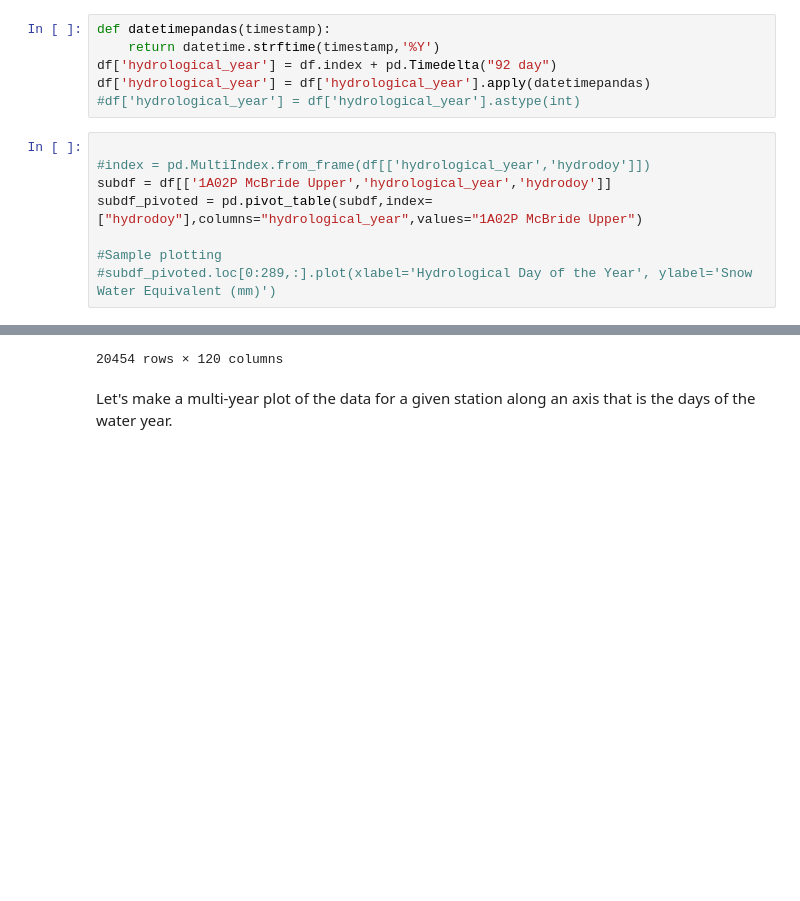
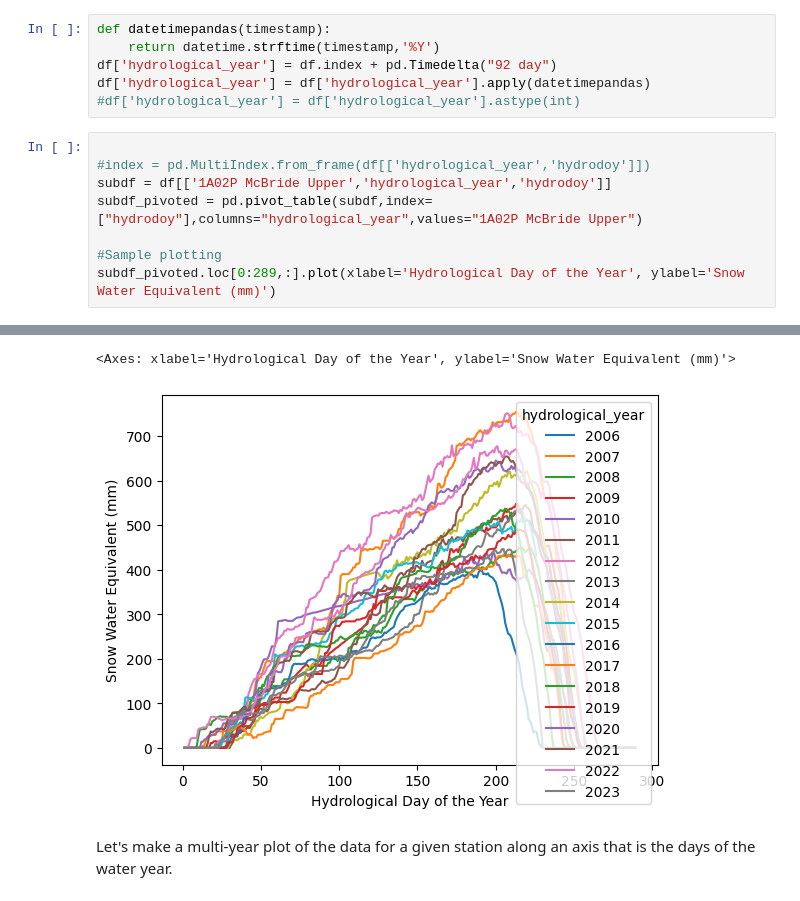
Before and after one commit to faronium/snowapp, a Jupyter notebook: snow.ipynb, the cells around one changed output, grey strips where cells are left out. Saved outputs shown, nothing was run; the diff lists cells and outputs as text; blank space fills up the shorter version.

```diff
--- a/snow.ipynb
+++ b/snow.ipynb
@@ -105,5 +104,5 @@ subdf = df[['1A02P McBride Upper','hydrological_year','hydrodoy']]
 subdf_pivoted = pd.pivot_table(subdf,index=["hydrodoy"],columns="hydrological_year",values="1A02P McBride Upper")
 
 #Sample plotting
-#subdf_pivoted.loc[0:289,:].plot(xlabel='Hydrological Day of the Year', ylabel='Snow Water Equivalent (mm)')
+subdf_pivoted.loc[0:289,:].plot(xlabel='Hydrological Day of the Year', ylabel='Snow Water Equivalent (mm)')
 # %% [output]
@@ -123,4 +109,5 @@ subdf_pivoted = pd.pivot_table(subdf,index=["hydrodoy"],columns="hydrological_ye
-20454 rows × 120 columns
+<Axes: xlabel='Hydrological Day of the Year', ylabel='Snow Water Equivalent (mm)'>
+[figure, added]
 # %% [markdown]
 Let's make a multi-year plot of the data for a given station along an axis that is the days of the water year.
 # %%
```
Also changed, not shown: parts of 7 cells of this notebook.
